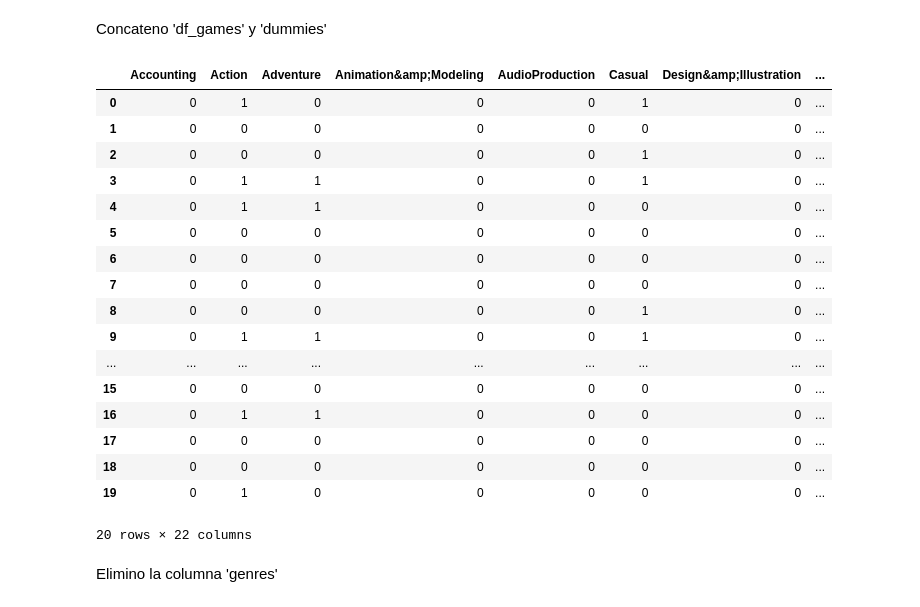
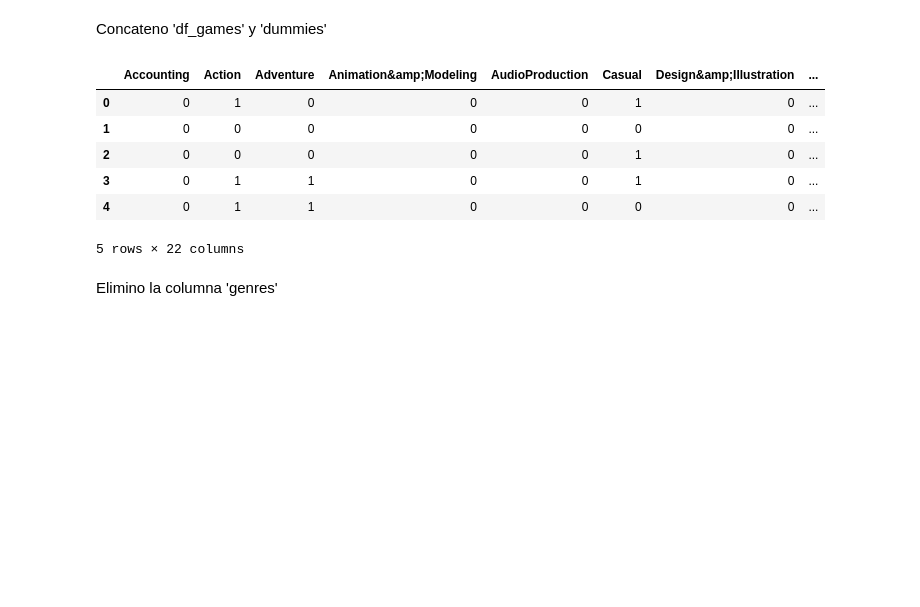
Before and after one commit to sebasdines/PI_ML_steam, a Jupyter notebook: ETL.ipynb, the cells around one changed output. Saved outputs shown, nothing was run; the diff lists cells and outputs as text; code cells hidden in the pictures; blank space fills up the shorter version.

```diff
--- a/ETL.ipynb
+++ b/ETL.ipynb
@@ -14,5 +14,5 @@ Ingesto el archivo 'outputs_steam_games.json'
 # %%
-df_games = pd.read_json('datasets/output_steam_games.json', lines=True)
+df_games = pd.read_json('C:/Users/dines/Desktop/PI_ML_OPS-FT/datasets/output_steam_games.json', lines=True)
 # %% [markdown]
 Visualizo el DF
 # %%
@@ -187,26 +193,15 @@ Concateno 'df_games' y 'dummies'
 # %%
 df_games = pd.concat([df_games, dummies], axis=1)
 # %%
-dummies.head(20)
+dummies.head()
 # %% [output]
 |  | Accounting | Action | Adventure | Animation&amp;Modeling | AudioProduction | Casual | Design&amp;Illustration | ... |
 | 0 | 0 | 1 | 0 | 0 | 0 | 1 | 0 | ... |
 | 1 | 0 | 0 | 0 | 0 | 0 | 0 | 0 | ... |
 | 2 | 0 | 0 | 0 | 0 | 0 | 1 | 0 | ... |
 | 3 | 0 | 1 | 1 | 0 | 0 | 1 | 0 | ... |
 | 4 | 0 | 1 | 1 | 0 | 0 | 0 | 0 | ... |
-| 5 | 0 | 0 | 0 | 0 | 0 | 0 | 0 | ... |
-| 6 | 0 | 0 | 0 | 0 | 0 | 0 | 0 | ... |
-| 7 | 0 | 0 | 0 | 0 | 0 | 0 | 0 | ... |
-| 8 | 0 | 0 | 0 | 0 | 0 | 1 | 0 | ... |
-| 9 | 0 | 1 | 1 | 0 | 0 | 1 | 0 | ... |
-| ... | ... | ... | ... | ... | ... | ... | ... | ... |
-| 15 | 0 | 0 | 0 | 0 | 0 | 0 | 0 | ... |
-| 16 | 0 | 1 | 1 | 0 | 0 | 0 | 0 | ... |
-| 17 | 0 | 0 | 0 | 0 | 0 | 0 | 0 | ... |
-| 18 | 0 | 0 | 0 | 0 | 0 | 0 | 0 | ... |
-| 19 | 0 | 1 | 0 | 0 | 0 | 0 | 0 | ... |
-20 rows × 22 columns
+5 rows × 22 columns
 # %% [markdown]
 Elimino la columna 'genres'
 # %%
```
Also changed, not shown: parts of 48 cells of this notebook, 2 other files.
